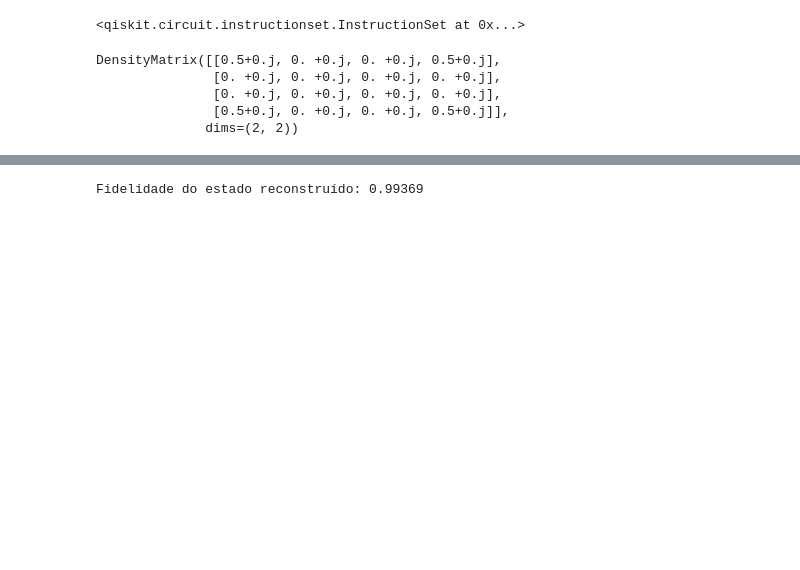
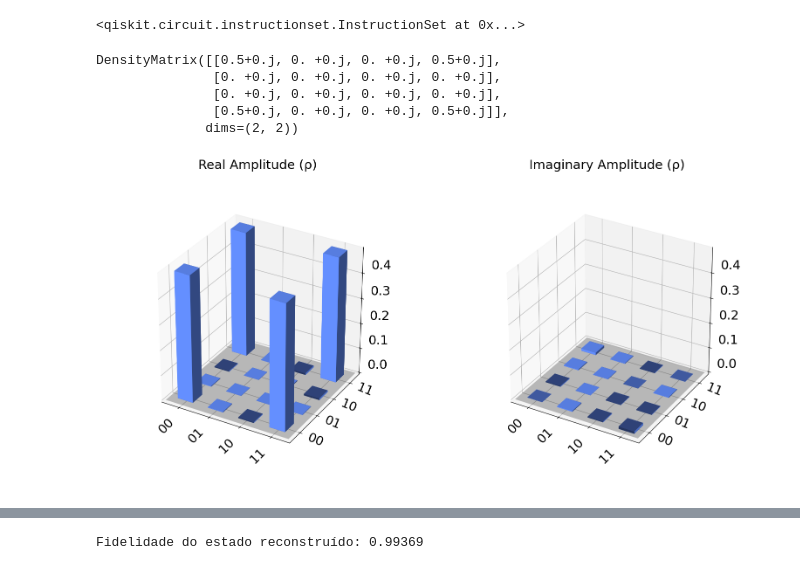
Before and after one commit to theianreis/Computa-o_qu-ntica, a Jupyter notebook: main/code/Tomografia_De_Estado/tomografia_de_um_estado.ipynb, the cells around one changed output, grey strips where cells are left out. Saved outputs shown, nothing was run; the diff lists cells and outputs as text; code cells hidden in the pictures; blank space fills up the shorter version.

```diff
--- a/main/code/Tomografia_De_Estado/tomografia_de_um_estado.ipynb
+++ b/main/code/Tomografia_De_Estado/tomografia_de_um_estado.ipynb
@@ -23,6 +23,10 @@ DensityMatrix([[0.5+0.j, 0. +0.j, 0. +0.j, 0.5+0.j],
                [0. +0.j, 0. +0.j, 0. +0.j, 0. +0.j],
                [0.5+0.j, 0. +0.j, 0. +0.j, 0.5+0.j]],
               dims=(2, 2))
+# %%
+plot_state_city(rho_ideal)
+# %% [output]
+[figure, added]
 # %%
 tomo = StateTomography(qc)
 
```
Also changed, not shown: parts of 2 cells of this notebook, 2 other files.
